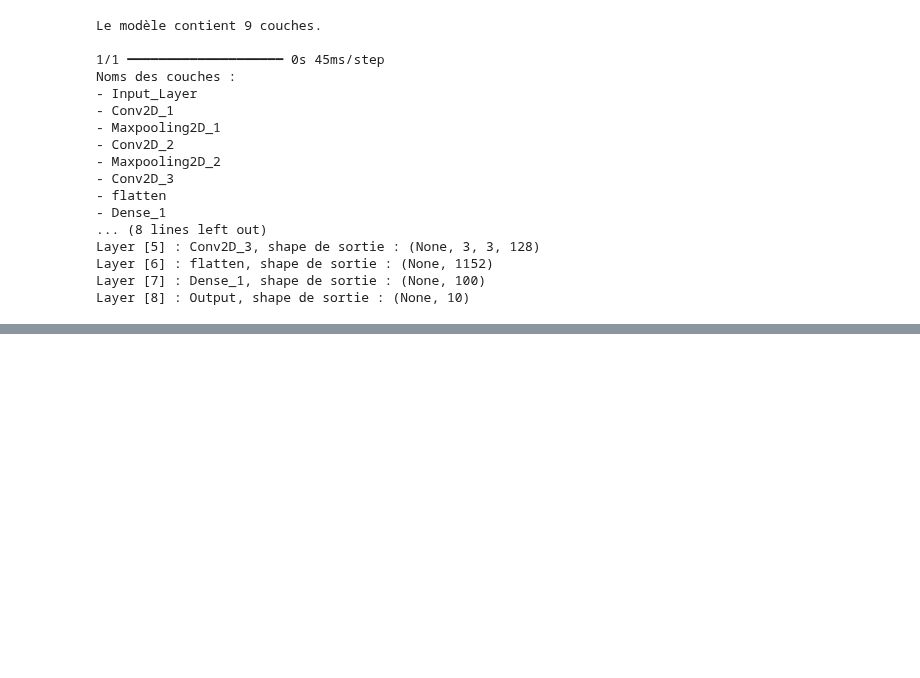
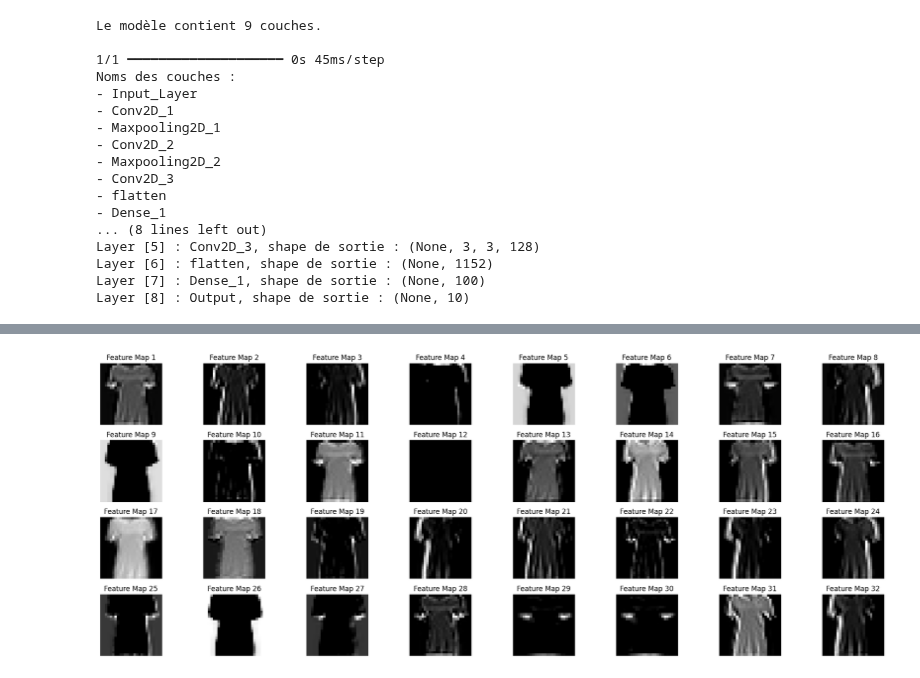
Before and after one commit to 3nd3rh3o/deeplearning-TER, a Jupyter notebook: TER/phaseI/C1-hugo.ipynb, the cells around one changed output, grey strips where cells are left out. Saved outputs shown, nothing was run; the diff lists cells and outputs as text; code cells hidden in the pictures; blank space fills up the shorter version.

```diff
--- a/TER/phaseI/C1-hugo.ipynb
+++ b/TER/phaseI/C1-hugo.ipynb
@@ -982,3 +982,28 @@ Layer [5] : Conv2D_3, shape de sortie : (None, 3, 3, 128)
 Layer [6] : flatten, shape de sortie : (None, 1152)
 Layer [7] : Dense_1, shape de sortie : (None, 100)
 Layer [8] : Output, shape de sortie : (None, 10)
+# %%
+# Création d’un modèle pour extraire les feature maps de la première couche de convolution
+feature_map_layer1 = tf.keras.models.Model(
+    inputs=model_loaded.input,                     # Entrée d'origine du modèle
+    outputs=model_loaded.get_layer("Conv2D_1").output  # Sortie de la couche nommée "Conv2D_1"
+)
+
+numimage = 10
+my_image = train_images[numimage]
+
+my_image = np.expand_dims(my_image, axis=0)
+features=feature_map_layer1.predict(my_image)
+# print (features.shape) -> Shape de la sortie de la convolution 1
+
+fig = plt.figure(figsize=(20, 15))
+for i in range(1, features.shape[3] + 1):
+    ax = plt.subplot(8, 8, i)
+    ax.imshow(features[0, :, :, i - 1], cmap='gray') # : = toutes les lignes/colonnes
+    ax.axis('off')
+    ax.set_title(f'Feature Map {i}')
+
+# Afficher toutes les feature maps
+plt.tight_layout()
+plt.show()
+# %% [output]
@@ -984,0 +1012 @@ Layer [8] : Output, shape de sortie : (None, 10)
+[figure, added]
```
Also changed, not shown: parts of 7 cells of this notebook.
